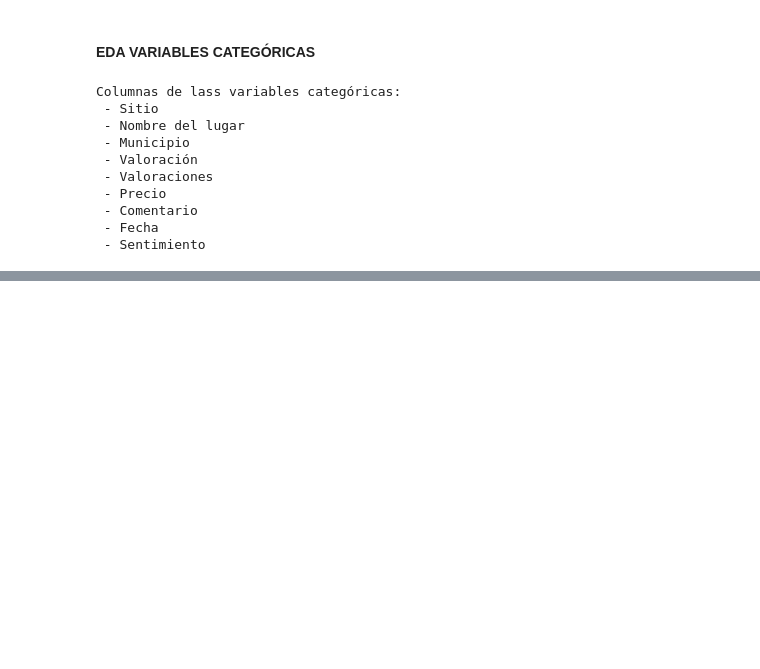
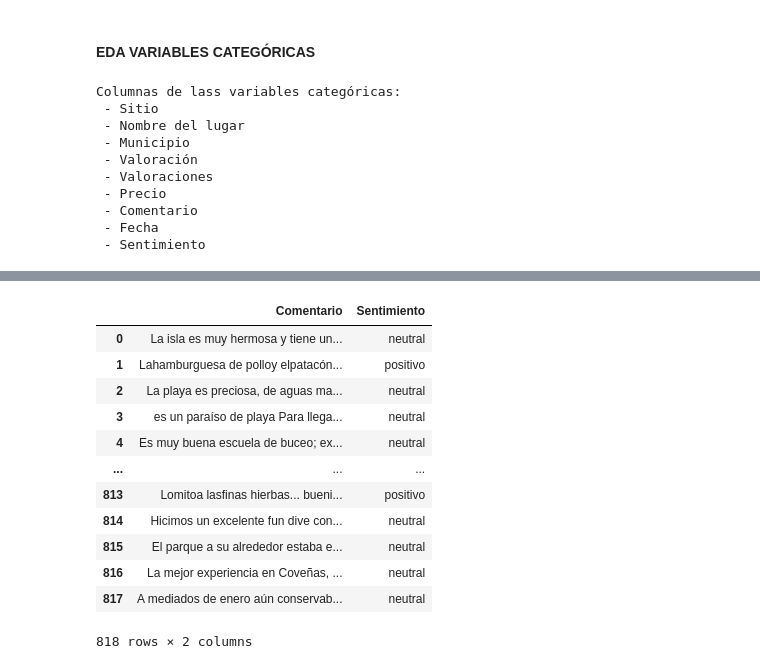
Before and after one commit to Jaider808/Traveler-Insights, a Jupyter notebook: traveler-insights.ipynb, the cells around one changed output, grey strips where cells are left out. Drawn from its saved outputs; the diff is of its cells as text; code cells hidden in the pictures; blank space fills up the shorter version.

```diff
--- a/traveler-insights.ipynb
+++ b/traveler-insights.ipynb
@@ -246,0 +271,17 @@ def graficos_eda_categoricos(cat):
+# %%
+data_train = data_train.drop(columns=[ 'Sitio', 'Nombre del lugar', 'Municipio', 'Valoración', 'Valoraciones', 'Precio', 'Fecha'])
+data_train.select_dtypes('O')
+# %% [output]
+|  | Comentario | Sentimiento |
+| 0 | La isla es muy hermosa y tiene un... | neutral |
+| 1 | Lahamburguesa de polloy elpatacón... | positivo |
+| 2 | La playa es preciosa, de aguas ma... | neutral |
+| 3 | es un paraíso de playa Para llega... | neutral |
+| 4 | Es muy buena escuela de buceo; ex... | neutral |
+| ... | ... | ... |
+| 813 | Lomitoa lasfinas hierbas... bueni... | positivo |
+| 814 | Hicimos un excelente fun dive con... | neutral |
+| 815 | El parque a su alrededor estaba e... | neutral |
+| 816 | La mejor experiencia en Coveñas, ... | neutral |
+| 817 | A mediados de enero aún conservab... | neutral |
+818 rows × 2 columns
```
Also changed, not shown: parts of 25 cells of this notebook.
